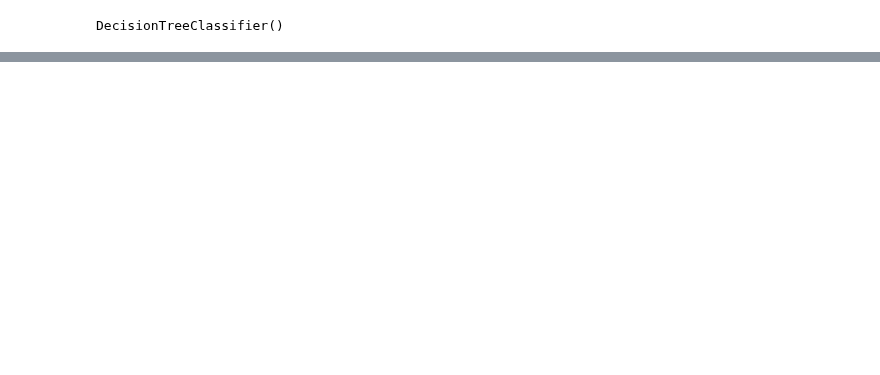
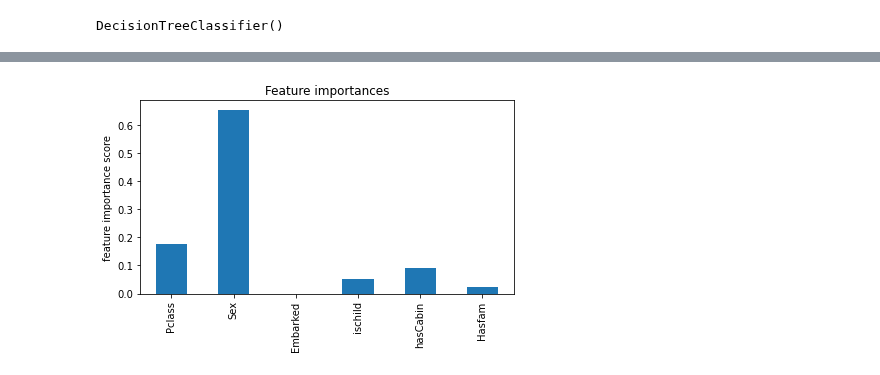
Before and after one commit to brunobou/projet_personnel, a Jupyter notebook: kaggle_titanic/étude des modèles.ipynb, the cells around one changed output, grey strips where cells are left out. Saved outputs shown, nothing was run; the diff lists cells and outputs as text; code cells hidden in the pictures; blank space fills up the shorter version.

```diff
--- a/kaggle_titanic/étude des modèles.ipynb
+++ b/kaggle_titanic/étude des modèles.ipynb
@@ -172,0 +162,11 @@ fig.tight_layout()
+# %%
+feature_names = list(X.columns.values)
+forest_importances = pd.Series(importance, index=feature_names)
+
+fig, ax = plt.subplots()
+forest_importances.plot.bar(ax=ax)
+ax.set_title("Feature importances")
+ax.set_ylabel("feature importance score")
+fig.tight_layout()
+# %% [output]
+[figure, added]
```
Also changed, not shown: parts of 12 cells of this notebook.
